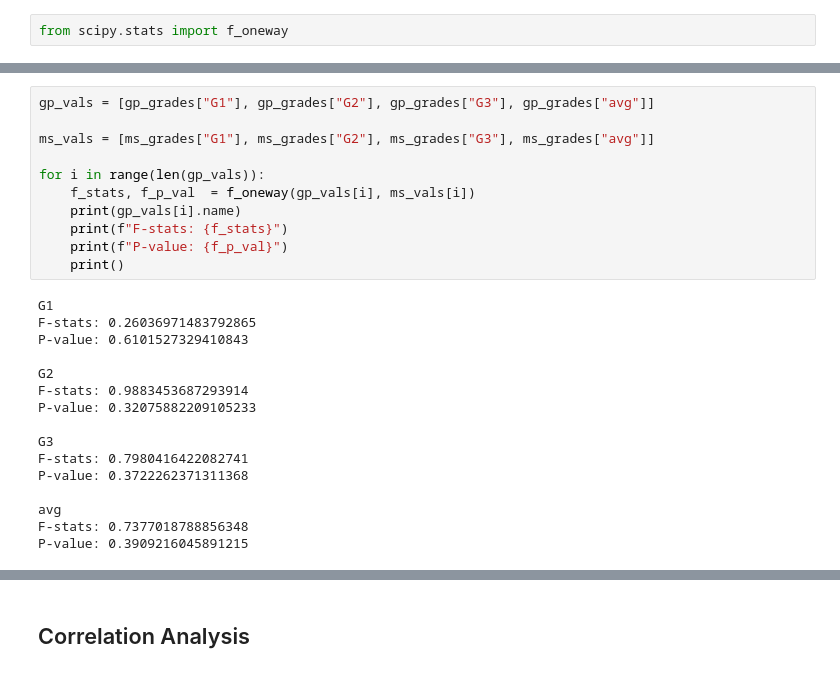
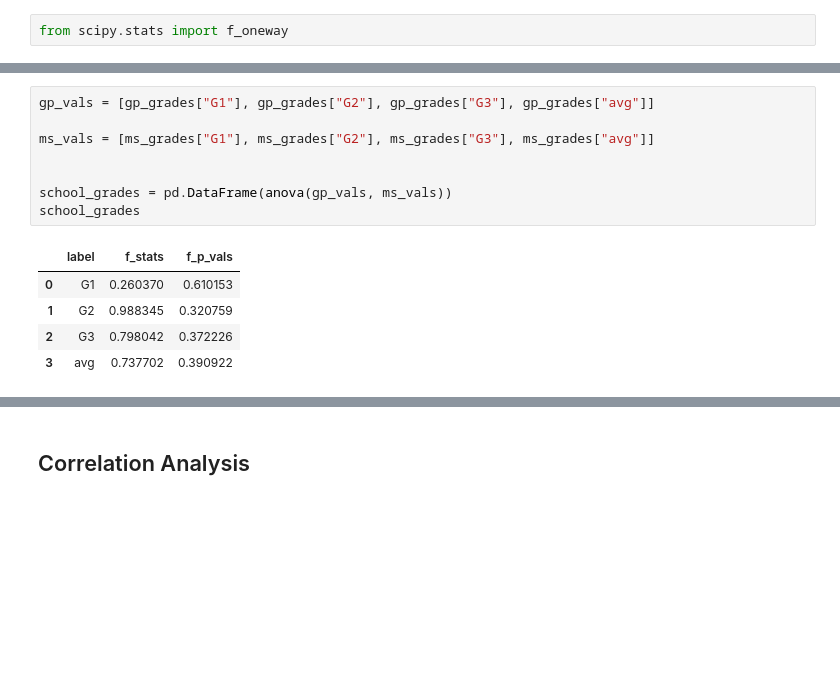
Before and after one commit to samillano-jk/Data_Analysis-projects-scripts-notebooks, a Jupyter notebook: Data-Analysis/student-performance-analysis.ipynb, the cells around one changed output, grey strips where cells are left out. Drawn from its saved outputs; the diff is of its cells as text; blank space fills up the shorter version.

```diff
--- a/Data-Analysis/student-performance-analysis.ipynb
+++ b/Data-Analysis/student-performance-analysis.ipynb
@@ -572,28 +634,15 @@ gp_g3 = gp_grades["G3"]
 # %%
 gp_vals = [gp_grades["G1"], gp_grades["G2"], gp_grades["G3"], gp_grades["avg"]]
 
 ms_vals = [ms_grades["G1"], ms_grades["G2"], ms_grades["G3"], ms_grades["avg"]]
 
-for i in range(len(gp_vals)):
-    f_stats, f_p_val  = f_oneway(gp_vals[i], ms_vals[i])
-    print(gp_vals[i].name)
-    print(f"F-stats: {f_stats}")
-    print(f"P-value: {f_p_val}")
-    print()
+
+school_grades = pd.DataFrame(anova(gp_vals, ms_vals))
+school_grades
 # %% [output]
-G1
-F-stats: 0.26036971483792865
-P-value: 0.6101527329410843
-
-G2
-F-stats: 0.9883453687293914
-P-value: 0.32075882209105233
-
-G3
-F-stats: 0.7980416422082741
-P-value: 0.3722262371311368
-
-avg
-F-stats: 0.7377018788856348
-P-value: 0.3909216045891215
+|  | label | f_stats | f_p_vals |
+| 0 | G1 | 0.260370 | 0.610153 |
+| 1 | G2 | 0.988345 | 0.320759 |
+| 2 | G3 | 0.798042 | 0.372226 |
+| 3 | avg | 0.737702 | 0.390922 |
 # %% [markdown]
```
Also changed, not shown: parts of 12 cells of this notebook.
